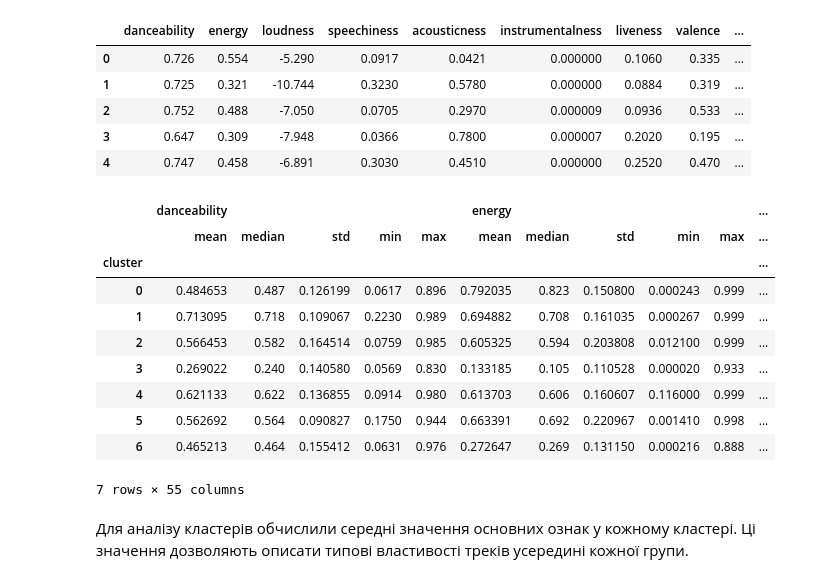
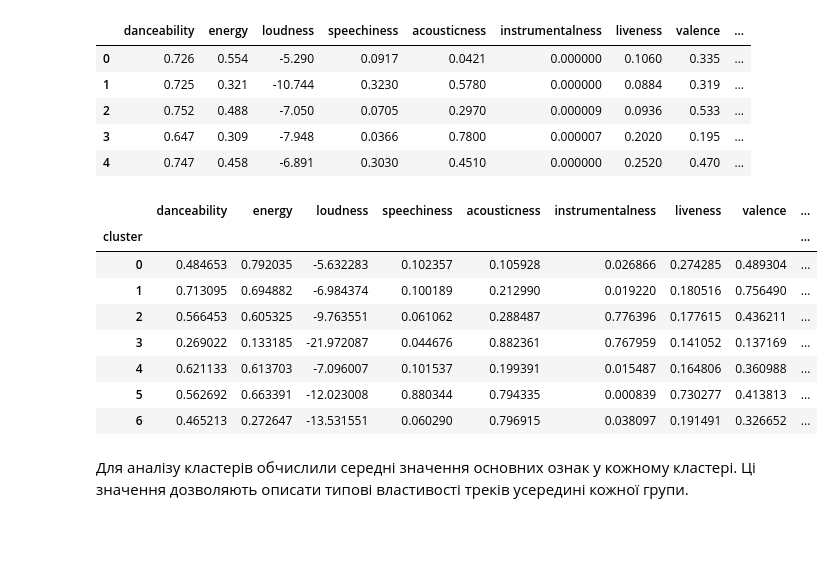
Before and after one commit to Wolfrong/DM_2026, a Jupyter notebook: lab3.ipynb, the cells around one changed output. Cells and saved outputs as stored; diff of their text form; code cells hidden in the pictures; blank space fills up the shorter version.

```diff
--- a/lab3.ipynb
+++ b/lab3.ipynb
@@ -192,20 +192,18 @@ popular_plot_df.head()
 | 3 | 0.647 | 0.309 | -7.948 | 0.0366 | 0.7800 | 0.000007 | 0.2020 | 0.195 | ... |
 | 4 | 0.747 | 0.458 | -6.891 | 0.3030 | 0.4510 | 0.000000 | 0.2520 | 0.470 | ... |
 # %%
-cluster_stats = clustered_df.groupby("cluster")[features].agg(["mean", "median", "std", "min", "max"])
-cluster_stats
+cluster_means = clustered_df.groupby("cluster")[features].mean()
+cluster_means
 # %% [output]
-|  | danceability |  |  |  |  | energy |  |  |  |  | ... |
-|  | mean | median | std | min | max | mean | median | std | min | max | ... |
-| cluster |  |  |  |  |  |  |  |  |  |  | ... |
-| 0 | 0.484653 | 0.487 | 0.126199 | 0.0617 | 0.896 | 0.792035 | 0.823 | 0.150800 | 0.000243 | 0.999 | ... |
-| 1 | 0.713095 | 0.718 | 0.109067 | 0.2230 | 0.989 | 0.694882 | 0.708 | 0.161035 | 0.000267 | 0.999 | ... |
-| 2 | 0.566453 | 0.582 | 0.164514 | 0.0759 | 0.985 | 0.605325 | 0.594 | 0.203808 | 0.012100 | 0.999 | ... |
-| 3 | 0.269022 | 0.240 | 0.140580 | 0.0569 | 0.830 | 0.133185 | 0.105 | 0.110528 | 0.000020 | 0.933 | ... |
-| 4 | 0.621133 | 0.622 | 0.136855 | 0.0914 | 0.980 | 0.613703 | 0.606 | 0.160607 | 0.116000 | 0.999 | ... |
-| 5 | 0.562692 | 0.564 | 0.090827 | 0.1750 | 0.944 | 0.663391 | 0.692 | 0.220967 | 0.001410 | 0.998 | ... |
-| 6 | 0.465213 | 0.464 | 0.155412 | 0.0631 | 0.976 | 0.272647 | 0.269 | 0.131150 | 0.000216 | 0.888 | ... |
+|  | danceability | energy | loudness | speechiness | acousticness | instrumentalness | liveness | valence | ... |
+| cluster |  |  |  |  |  |  |  |  | ... |
+| 0 | 0.484653 | 0.792035 | -5.632283 | 0.102357 | 0.105928 | 0.026866 | 0.274285 | 0.489304 | ... |
+| 1 | 0.713095 | 0.694882 | -6.984374 | 0.100189 | 0.212990 | 0.019220 | 0.180516 | 0.756490 | ... |
+| 2 | 0.566453 | 0.605325 | -9.763551 | 0.061062 | 0.288487 | 0.776396 | 0.177615 | 0.436211 | ... |
+| 3 | 0.269022 | 0.133185 | -21.972087 | 0.044676 | 0.882361 | 0.767959 | 0.141052 | 0.137169 | ... |
+| 4 | 0.621133 | 0.613703 | -7.096007 | 0.101537 | 0.199391 | 0.015487 | 0.164806 | 0.360988 | ... |
+| 5 | 0.562692 | 0.663391 | -12.023008 | 0.880344 | 0.794335 | 0.000839 | 0.730277 | 0.413813 | ... |
+| 6 | 0.465213 | 0.272647 | -13.531551 | 0.060290 | 0.796915 | 0.038097 | 0.191491 | 0.326652 | ... |
-7 rows × 55 columns
 # %% [markdown]
 Для аналізу кластерів обчислили середні значення основних ознак у кожному кластері. Ці значення дозволяють описати типові властивості треків усередині кожної групи.
 # %%
```
Also changed, not shown: parts of 1 cell of this notebook.
